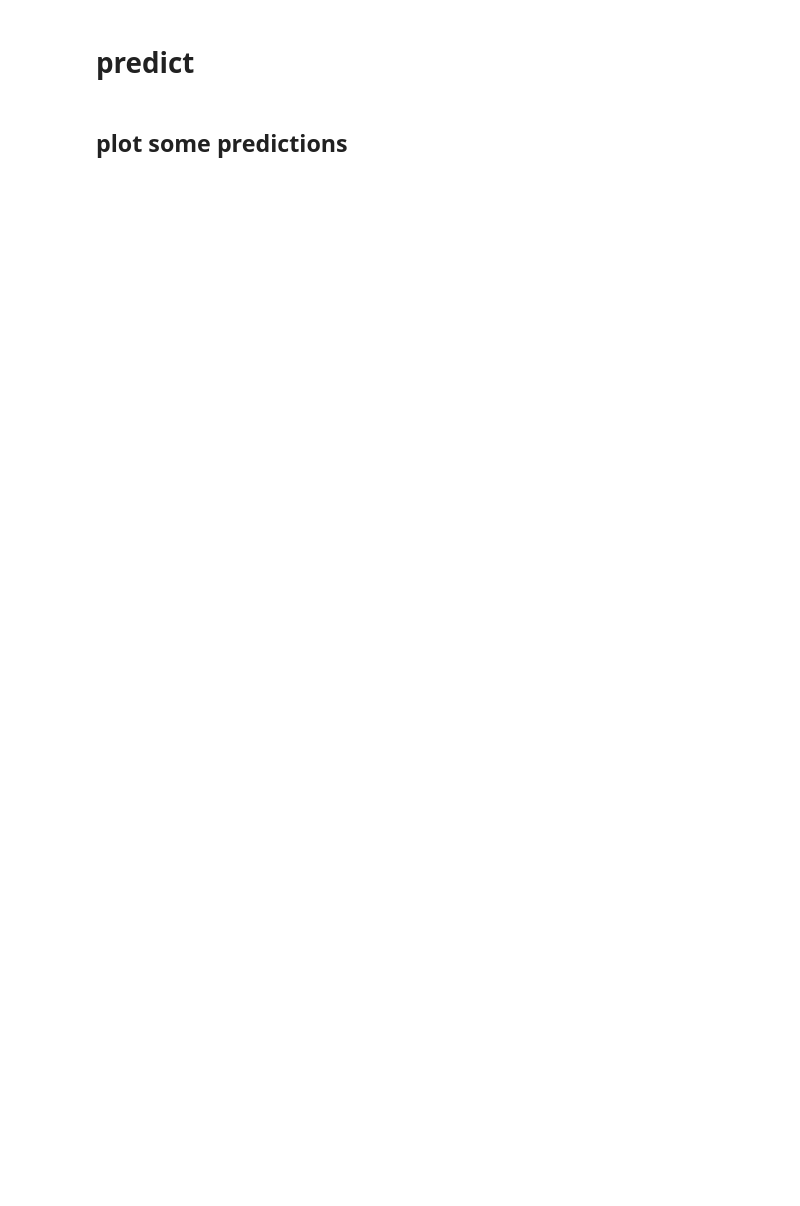
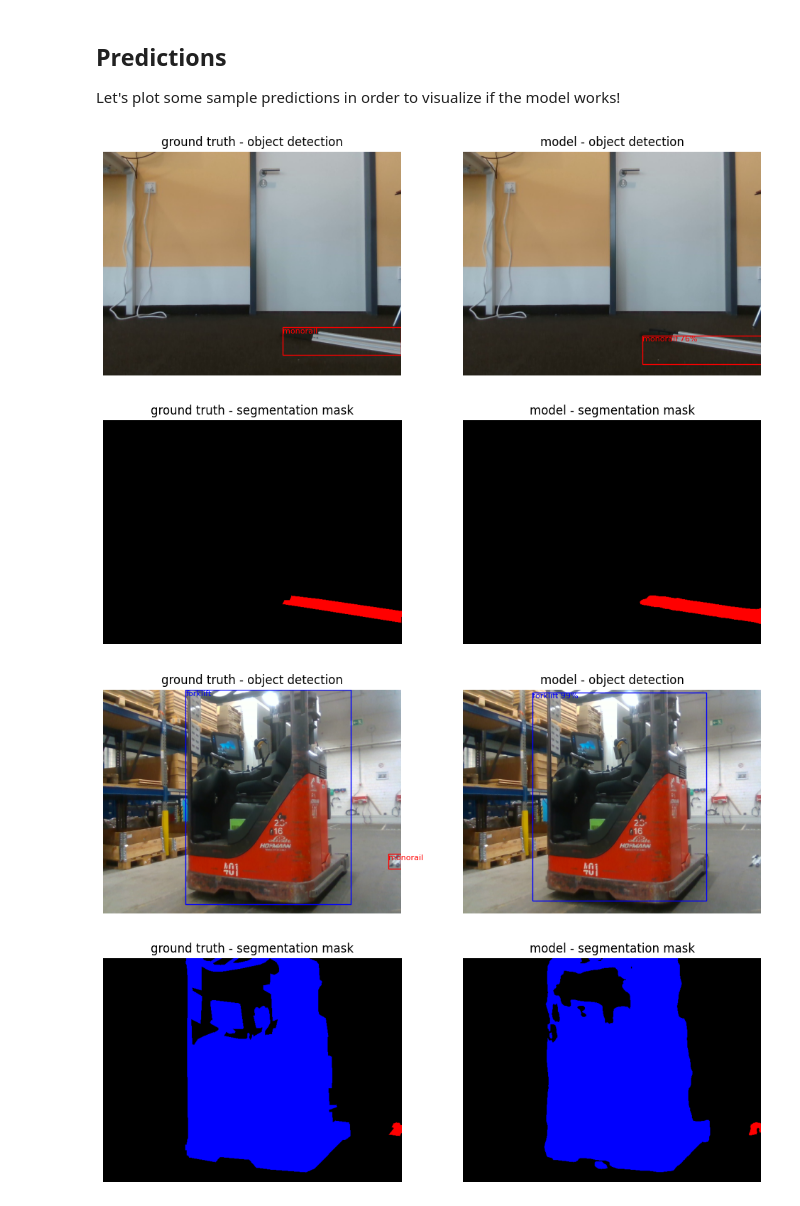
Before and after one commit to matteo-stat/multi-task-learning-object-detection-semantic-segmentation, a Jupyter notebook: 03-ssd-segmentation-training.ipynb, the cells around one changed output. Drawn from its saved outputs; the diff is of its cells as text; code cells hidden in the pictures; blank space fills up the shorter version.

```diff
--- a/03-ssd-segmentation-training.ipynb
+++ b/03-ssd-segmentation-training.ipynb
@@ -220,18 +239,0 @@ model_builder = ssdseglib.models.MobileNetV2SsdSegBuilder(
-# %%
-# model builder
-model_builder = ssdseglib.models.ShuffleNetV2SsdSegBuilder(
-    input_image_shape=INPUT_IMAGE_SHAPE,
-    model_size='1.5x',
-    use_additional_depthwise_convolution=True,
-    use_residual_connections=True,
-    number_of_boxes_per_point=[
-        len(aspect_ratios) + (1 if boxes_default.additional_square_box else 0)
-        for aspect_ratios in boxes_default.feature_maps_aspect_ratios
-    ],
-    number_of_classes=NUMBER_OF_CLASSES,
-    center_x_boxes_default=boxes_default.get_boxes_coordinates_center_x(coordinates_style='ssd'),
-    center_y_boxes_default=boxes_default.get_boxes_coordinates_center_y(coordinates_style='ssd'),
-    width_boxes_default=boxes_default.get_boxes_coordinates_width(coordinates_style='ssd'),
-    height_boxes_default=boxes_default.get_boxes_coordinates_height(coordinates_style='ssd'),
-    standard_deviations_centroids_offsets=STANDARD_DEVIATIONS_CENTROIDS_OFFSETS
-)
@@ -238,13 +283,3 @@ model_builder = ssdseglib.models.ShuffleNetV2SsdSegBuilder(
 # %%
-# model for training
-model = model_builder.get_model_for_training(
-    segmentation_architecture='deeplabv3plus',
-    object_detection_architecture='ssdlite',
-    segmentation_dilation_rates=(3, 6, 12)
-)
-
-# or maybe load a trained model and continue the training
-# model = tf.keras.models.load_model(f'{MODELS_PATH}{MODEL_NAME}-75epoch.keras', compile=False)
-
-# print model summary
-# model.summary()
+# load trained model
+model_trained = tf.keras.models.load_model(f'{MODELS_PATH}/{MODEL_NAME}-105-epoch.keras', compile=False)
@@ -321,3 +285,0 @@ plt.show()
-# %%
-# load trained model
-model_trained = tf.keras.models.load_model(f'{MODELS_PATH}{MODEL_NAME}-105-epoch.keras', compile=False)
@@ -470,9 +482,9 @@ for iou_threshold in iou_thresholds_object_detection:
-# %% [markdown]
-# predict
-# %% [markdown]
-## plot some predictions
+# %% [markdown]
+## Predictions
+
+Let's plot some sample predictions in order to visualize if the model works!
 # %%
-number_of_samples = 16
+number_of_samples = 8
 fig_size_width = 12
 sample_indices = list(range(len(path_files_images_test)))
 
@@ -553,30 +565,33 @@ for i in random.sample(sample_indices, number_of_samples):
     output_mask = tf.math.argmax(tf.squeeze(output_mask, axis=0), axis=-1)
     output_mask = tf.one_hot(output_mask, depth=4, axis=2)
     output_mask = tf.slice(output_mask, begin=[0, 0, 1], size=[-1, -1, 3])
 
     # plot the image
     ax3.imshow(image, vmin=0, vmax=255)
     ax3.set_axis_off()
     ax3.set_title(f'model - object detection')
 
     # plot predicted boxes
     for label, probability, xmin, ymin, xmax, ymax in output_object_detection:
         if label == LABEL_CODE_BACKGROUND:
             continue
         label = int(label)
         probability = int(probability * 100)
         xmin = float(xmin)
         ymin = float(ymin)
         xmax = float(xmax)
         ymax = float(ymax)
         rect = patches.Rectangle((xmin, ymin), xmax - xmin + 1, ymax - ymin + 1, linewidth=1, edgecolor=LABEL_CODE_TO_COLOR[label], facecolor='none')
         ax3.add_patch(rect)
         ax3.text(xmin, ymin, f'{LABEL_CODE_TO_DESC[label]} {probability}%', fontsize=8, color=LABEL_CODE_TO_COLOR[label], verticalalignment='top')
 
     # plot predicted mask
     ax4.imshow(output_mask, vmin=0, vmax=1)
     ax4.set_axis_off()
     ax4.set_title('model - segmentation mask')
 
     # show the plot
     plt.show()
+# %% [output]
+[figure, added]
+[figure, added]
```
Also changed, not shown: parts of 67 cells of this notebook.
